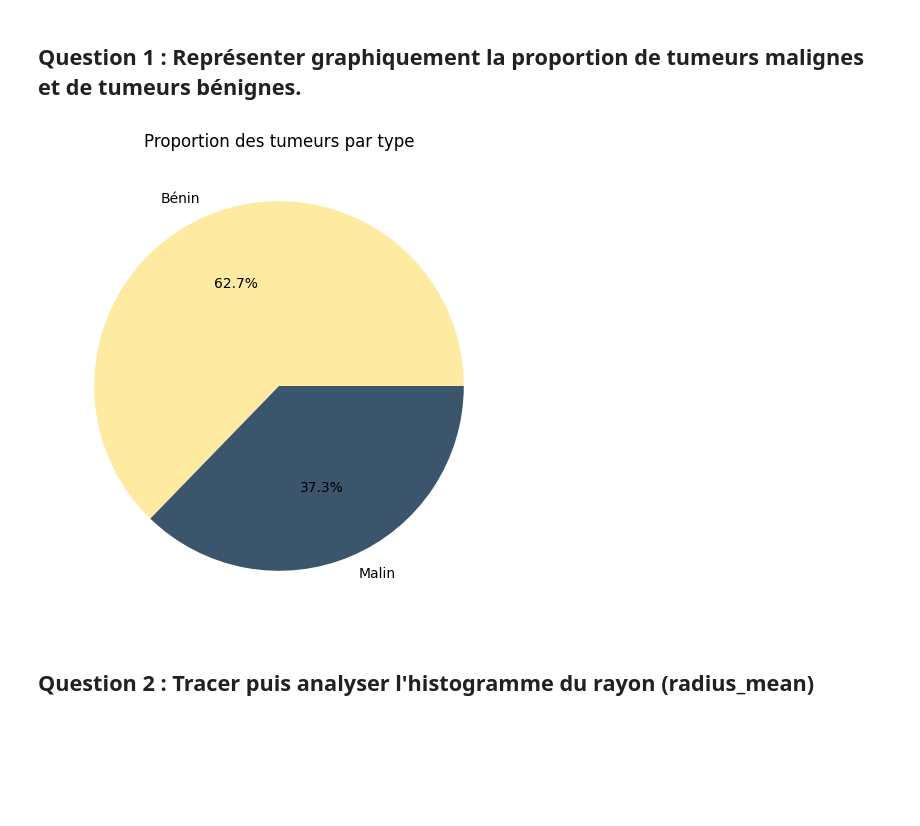
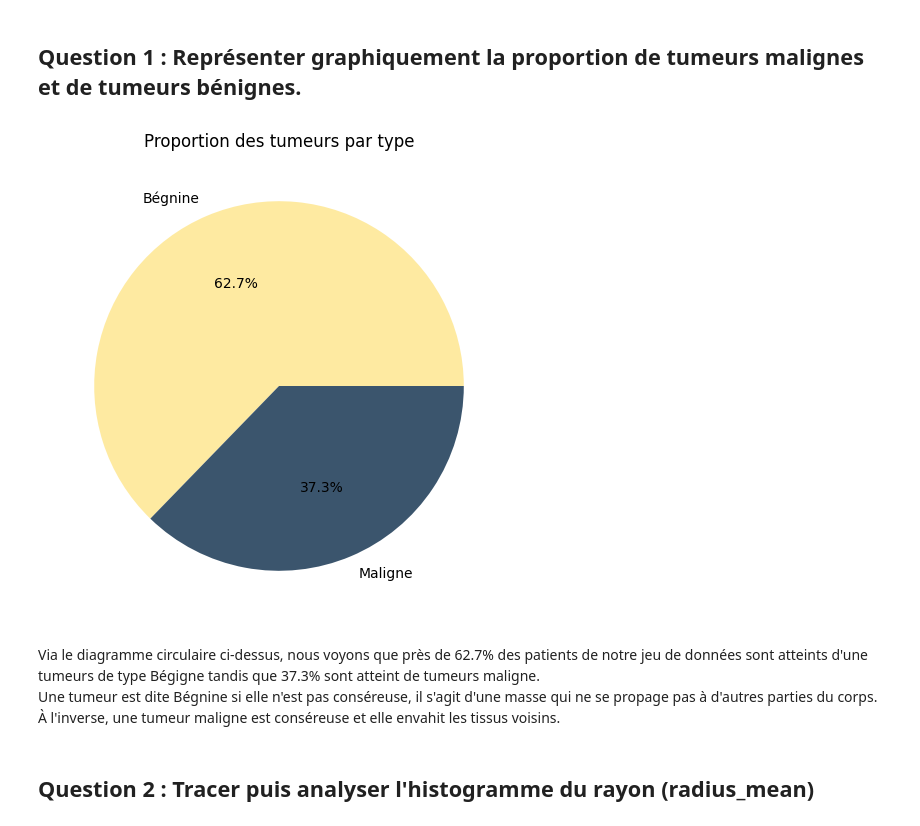
Before and after one commit to Darckens/SAE-S2.03, a Jupyter notebook: traitement/jupyter_manipulation.ipynb, the cells around one changed output. Drawn from its saved outputs; the diff is of its cells as text; code cells hidden in the pictures; blank space fills up the shorter version.

```diff
--- a/traitement/jupyter_manipulation.ipynb
+++ b/traitement/jupyter_manipulation.ipynb
@@ -134,19 +134,22 @@ La moyenne des pires moyenne de périmètre de tumeur est de 0.096
 # %%
 # On compte les valeurs du diagnostic
 diagnosis_counts = df["diagnosis"].value_counts()
 
-# Pie chart
+# --- Pie chart ---
 part_tumeurs = diagnosis_counts.plot(
     kind="pie",
     autopct="%1.1f%%",
     figsize=(6, 6),
-    labels=["Bénin", "Malin"],
+    labels=["Bégnine", "Maligne"],
     colors=[jaune, bleu],
     title="Proportion des tumeurs par type",
     ylabel="",
 )
 # %% [output]
-[figure, old version]
+[figure, new version]
+# %% [markdown]
+Via le diagramme circulaire ci-dessus, nous voyons que près de 62.7% des patients de notre jeu de données sont atteints d'une tumeurs de type Bégigne tandis que 37.3% sont atteint de tumeurs maligne.\
+Une tumeur est dite Bégnine si elle n'est pas conséreuse, il s'agit d'une masse qui ne se propage pas à d'autres parties du corps. À l'inverse, une tumeur maligne est conséreuse et elle envahit les tissus voisins.
 # %% [markdown]
 ## Question 2 : Tracer puis analyser l'histogramme du rayon (radius_mean)
 # %%
```
Also changed, not shown: parts of 32 cells of this notebook, 2 other files.
